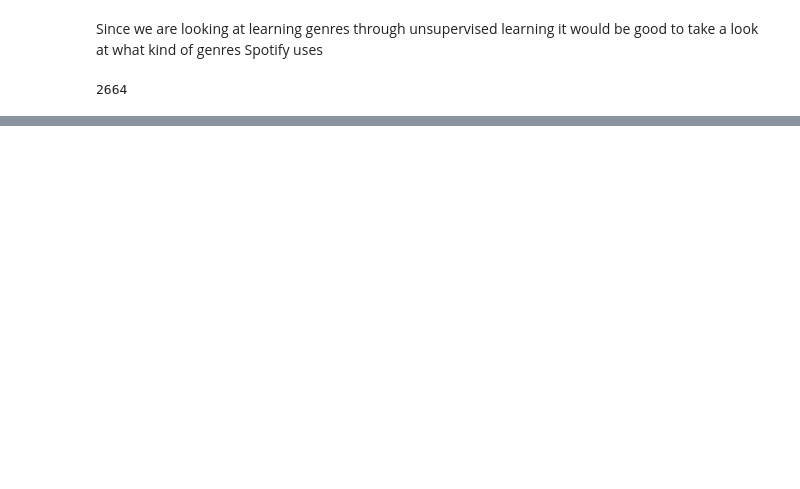
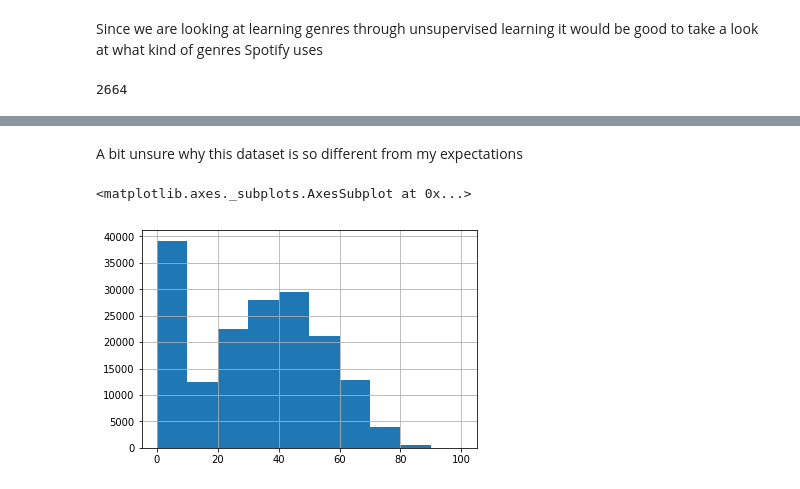
Before and after one commit to zainkhan9/spotify_ml, a Jupyter notebook: genre_clustering.ipynb, the cells around one changed output, grey strips where cells are left out. Saved outputs shown, nothing was run; the diff lists cells and outputs as text; code cells hidden in the pictures; blank space fills up the shorter version.

```diff
--- a/genre_clustering.ipynb
+++ b/genre_clustering.ipynb
@@ -65,0 +207,7 @@ len(genres)
+# %% [markdown]
+A bit unsure why this dataset is so different from my expectations
+# %%
+df["popularity"].hist()
+# %% [output]
+<matplotlib.axes._subplots.AxesSubplot at 0x...>
+[figure, added]
```
Also changed, not shown: parts of 21 cells of this notebook.
